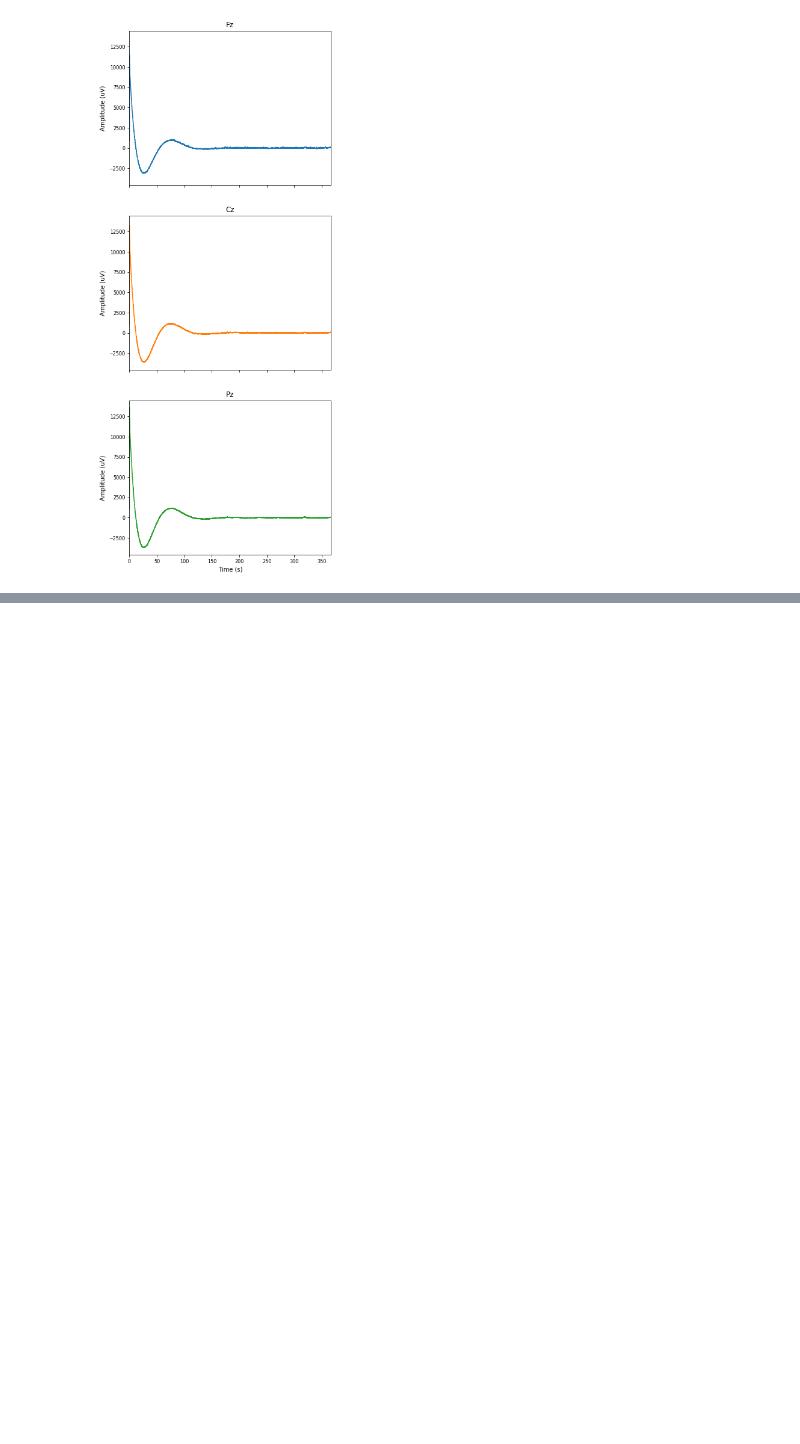
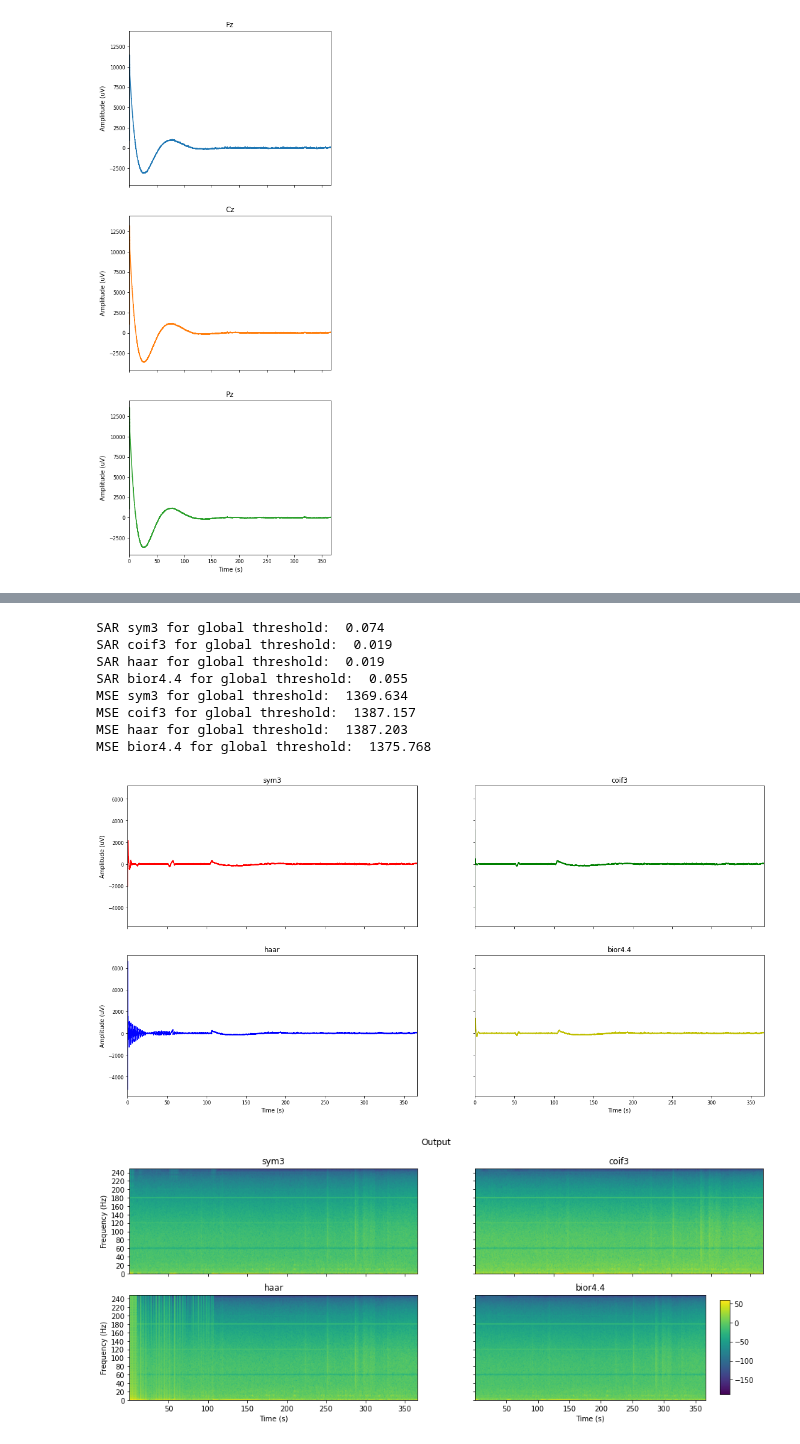
Before and after one commit to iggy96/Dementia-EEG-Analysis, a Jupyter notebook: snr_testing.ipynb, the cells around one changed output, grey strips where cells are left out. Drawn from its saved outputs; the diff is of its cells as text; code cells hidden in the pictures; blank space fills up the shorter version.

```diff
--- a/snr_testing.ipynb
+++ b/snr_testing.ipynb
@@ -173,0 +133,27 @@ print("MSE for standard deviation threshold: ",mse_std_1)
+# %%
+"DWT only"
+data = notchFilterOutput[:,1]
+dwt_eeg_gt = DWT(data)
+plots(time,dwt_eeg_gt,['sym3','coif3','haar','bior4.4'],(20,10),['r','g','b','y'])
+
+print("SAR sym3 for global threshold: ", round(sar(data,dwt_eeg_gt[:,0]),3))
+print("SAR coif3 for global threshold: ", round(sar(data,dwt_eeg_gt[:,1]),3))
+print("SAR haar for global threshold: ", round(sar(data,dwt_eeg_gt[:,2]),3))
+print("SAR bior4.4 for global threshold: ", round(sar(data,dwt_eeg_gt[:,3]),3))
+print("MSE sym3 for global threshold: ", round(mse(data,dwt_eeg_gt[:,0]),3))
+print("MSE coif3 for global threshold: ", round(mse(data,dwt_eeg_gt[:,1]),3))
+print("MSE haar for global threshold: ", round(mse(data,dwt_eeg_gt[:,2]),3))
+print("MSE bior4.4 for global threshold: ", round(mse(data,dwt_eeg_gt[:,3]),3))
+
+spectogramPlot(dwt_eeg_gt,fs,nfft=cfg.nfft,nOverlap=cfg.noverlap,figsize=(16,6),subTitles=['sym3','coif3','haar','bior4.4'],title='Output')
+# %% [output]
+SAR sym3 for global threshold:  0.074
+SAR coif3 for global threshold:  0.019
+SAR haar for global threshold:  0.019
+SAR bior4.4 for global threshold:  0.055
+MSE sym3 for global threshold:  1369.634
+MSE coif3 for global threshold:  1387.157
+MSE haar for global threshold:  1387.203
+MSE bior4.4 for global threshold:  1375.768
+[figure, added]
+[figure, added]
```
Also changed, not shown: parts of 4 cells of this notebook.
